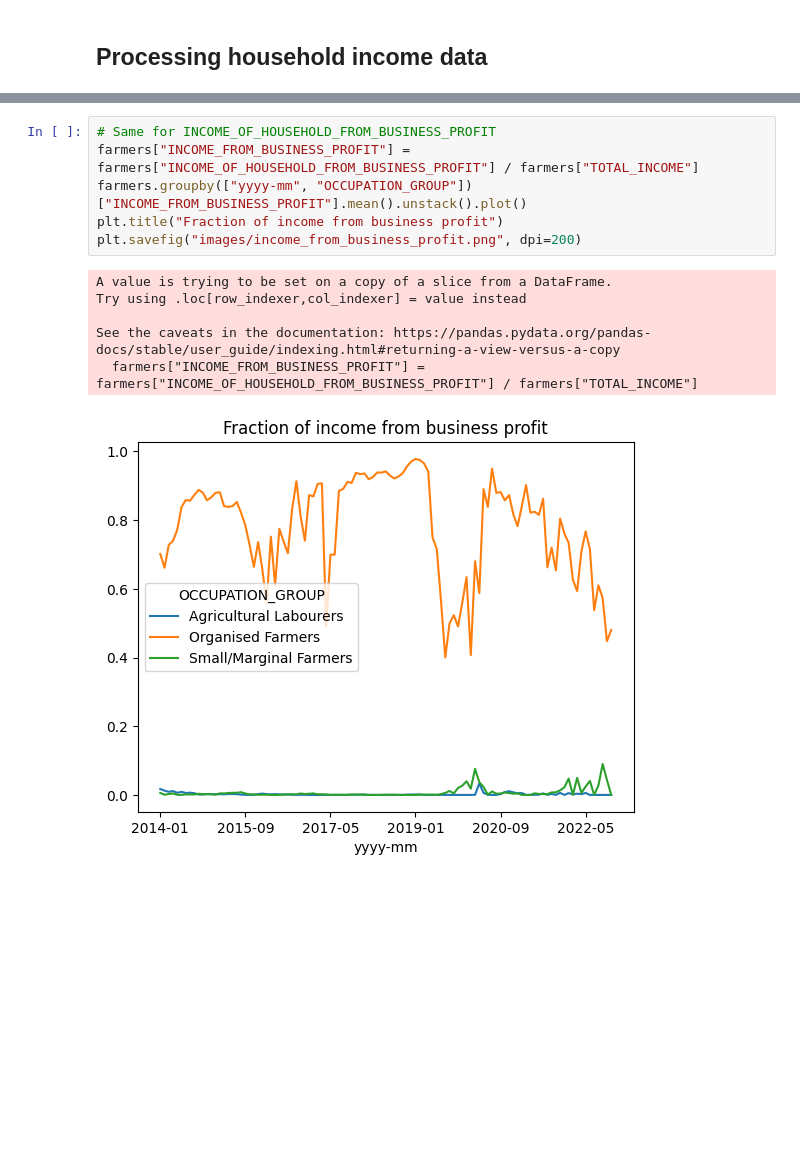
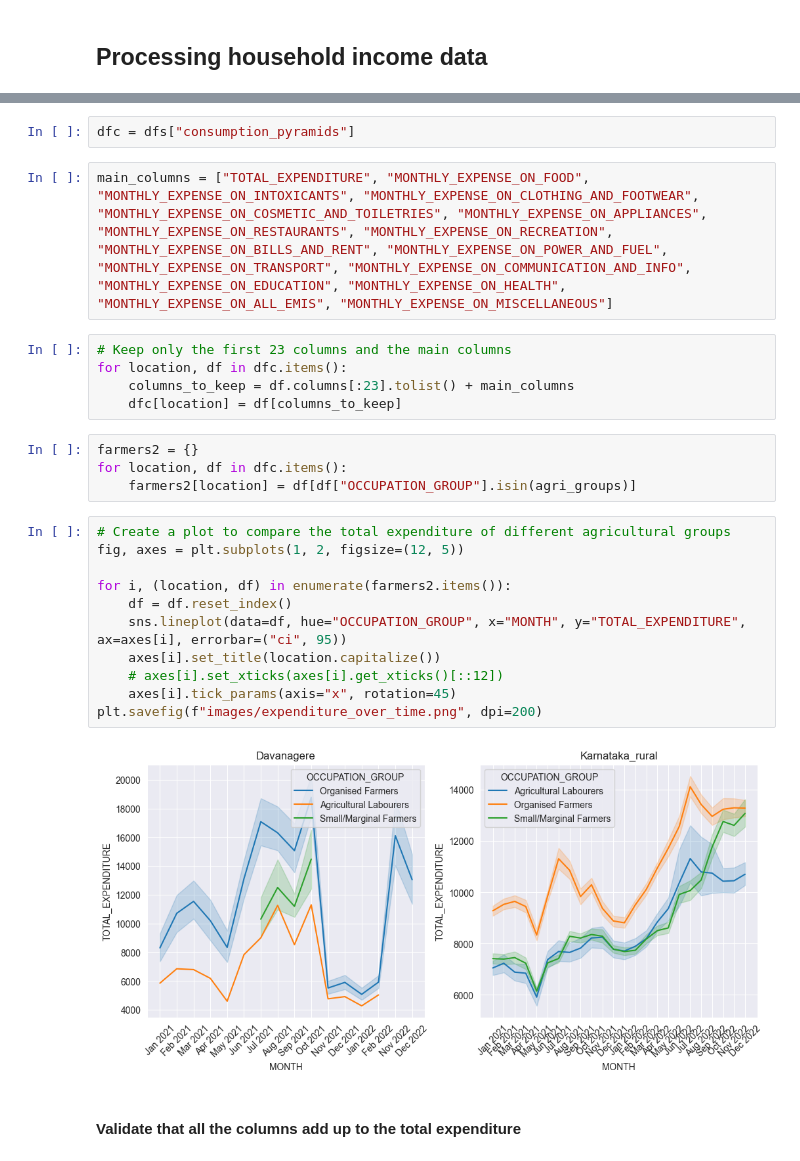
Before and after one commit to EwoutH/India-drought-ABM, a Jupyter notebook: analysis/1_India-ABM-income-EDA.ipynb, the cells around one changed output, grey strips where cells are left out. Saved outputs shown, nothing was run; the diff lists cells and outputs as text; blank space fills up the shorter version.

```diff
--- a/analysis/1_India-ABM-income-EDA.ipynb
+++ b/analysis/1_India-ABM-income-EDA.ipynb
@@ -57,13 +84,28 @@ See the caveats in the documentation: https://pandas.pydata.org/pandas-docs/stab
-# %%
-# Same for INCOME_OF_HOUSEHOLD_FROM_BUSINESS_PROFIT
-farmers["INCOME_FROM_BUSINESS_PROFIT"] = farmers["INCOME_OF_HOUSEHOLD_FROM_BUSINESS_PROFIT"] / farmers["TOTAL_INCOME"]
-farmers.groupby(["yyyy-mm", "OCCUPATION_GROUP"])["INCOME_FROM_BUSINESS_PROFIT"].mean().unstack().plot()
-plt.title("Fraction of income from business profit")
-plt.savefig("images/income_from_business_profit.png", dpi=200)
-# %% [output]
-A value is trying to be set on a copy of a slice from a DataFrame.
-Try using .loc[row_indexer,col_indexer] = value instead
-
-See the caveats in the documentation: https://pandas.pydata.org/pandas-docs/stable/user_guide/indexing.html#returning-a-view-versus-a-copy
-  farmers["INCOME_FROM_BUSINESS_PROFIT"] = farmers["INCOME_OF_HOUSEHOLD_FROM_BUSINESS_PROFIT"] / farmers["TOTAL_INCOME"]
-[figure, removed]
+# %%
+dfc = dfs["consumption_pyramids"]
+# %%
+main_columns = ["TOTAL_EXPENDITURE", "MONTHLY_EXPENSE_ON_FOOD", "MONTHLY_EXPENSE_ON_INTOXICANTS", "MONTHLY_EXPENSE_ON_CLOTHING_AND_FOOTWEAR", "MONTHLY_EXPENSE_ON_COSMETIC_AND_TOILETRIES", "MONTHLY_EXPENSE_ON_APPLIANCES", "MONTHLY_EXPENSE_ON_RESTAURANTS", "MONTHLY_EXPENSE_ON_RECREATION", "MONTHLY_EXPENSE_ON_BILLS_AND_RENT", "MONTHLY_EXPENSE_ON_POWER_AND_FUEL", "MONTHLY_EXPENSE_ON_TRANSPORT", "MONTHLY_EXPENSE_ON_COMMUNICATION_AND_INFO", "MONTHLY_EXPENSE_ON_EDUCATION", "MONTHLY_EXPENSE_ON_HEALTH", "MONTHLY_EXPENSE_ON_ALL_EMIS", "MONTHLY_EXPENSE_ON_MISCELLANEOUS"]
+# %%
+# Keep only the first 23 columns and the main columns
+for location, df in dfc.items():
+    columns_to_keep = df.columns[:23].tolist() + main_columns
+    dfc[location] = df[columns_to_keep]
+# %%
+farmers2 = {}
+for location, df in dfc.items():
+    farmers2[location] = df[df["OCCUPATION_GROUP"].isin(agri_groups)]
+# %%
+# Create a plot to compare the total expenditure of different agricultural groups
+fig, axes = plt.subplots(1, 2, figsize=(12, 5))
+
+for i, (location, df) in enumerate(farmers2.items()):
+    df = df.reset_index()
+    sns.lineplot(data=df, hue="OCCUPATION_GROUP", x="MONTH", y="TOTAL_EXPENDITURE", ax=axes[i], errorbar=("ci", 95))
+    axes[i].set_title(location.capitalize())
+    # axes[i].set_xticks(axes[i].get_xticks()[::12])
+    axes[i].tick_params(axis="x", rotation=45)
+plt.savefig(f"images/expenditure_over_time.png", dpi=200)
+# %% [output]
+[figure, added]
+# %% [markdown]
+#### Validate that all the columns add up to the total expenditure
```
Also changed, not shown: parts of 33 cells of this notebook.
